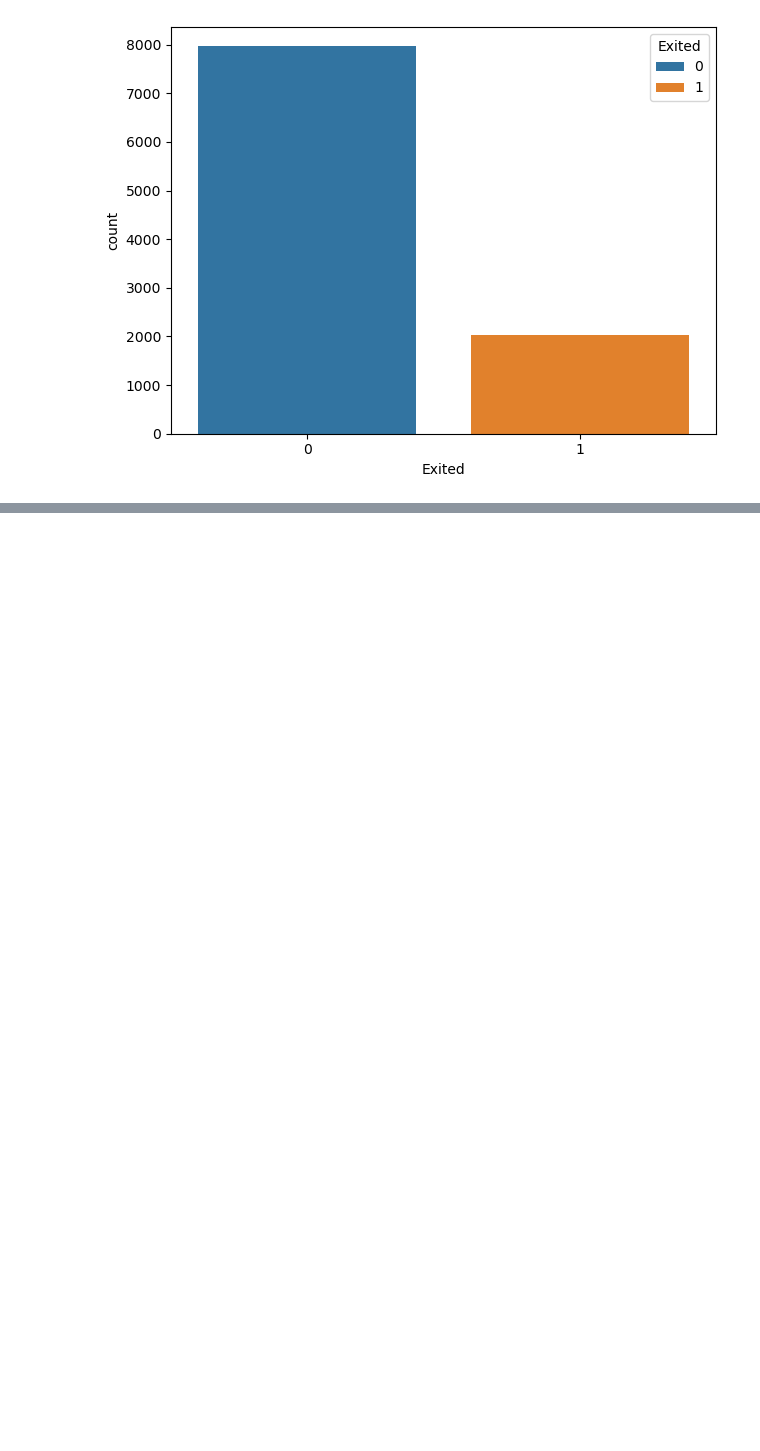
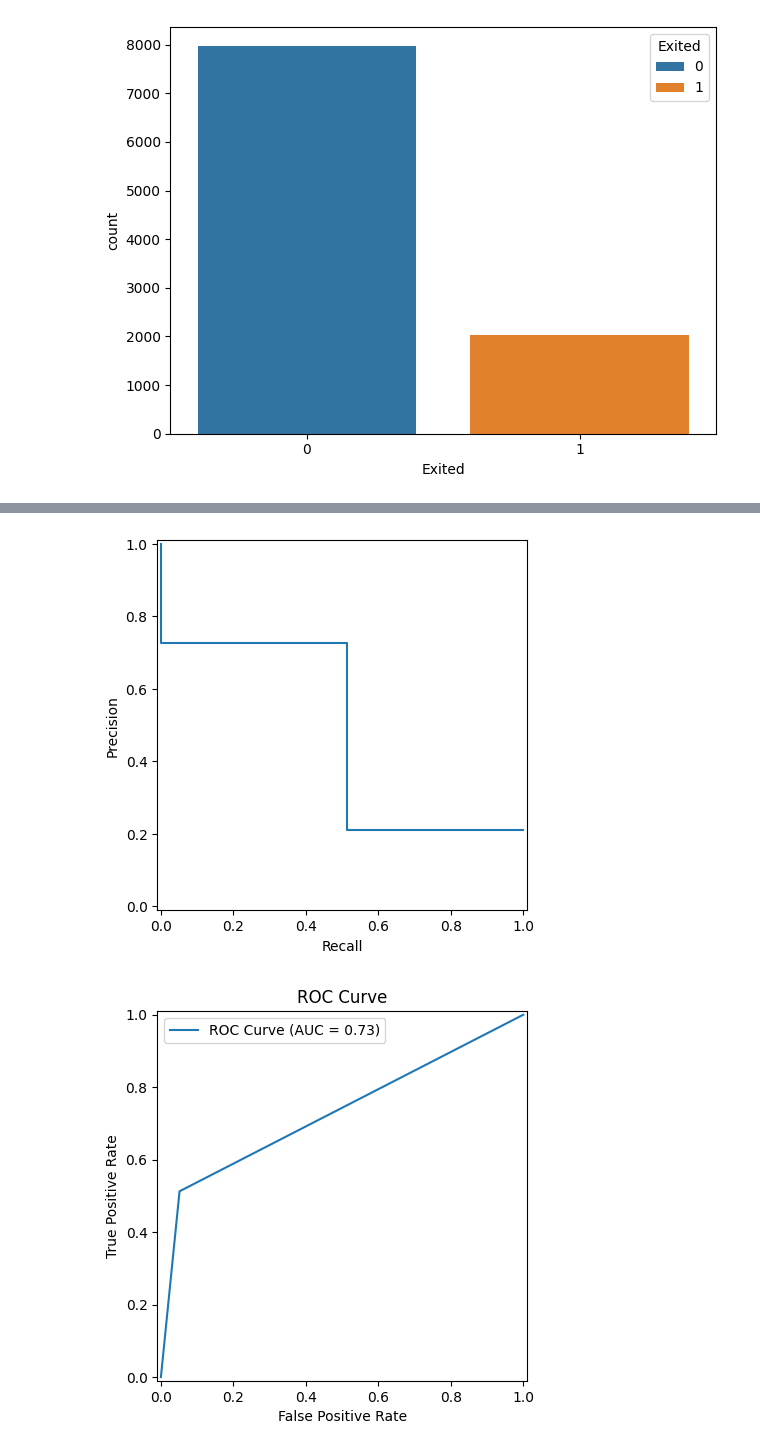
Before and after one commit to adityachache/ML-Notebooks, a Jupyter notebook: Consumer_Churn_Analysis.ipynb, the cells around one changed output, grey strips where cells are left out. Cells and saved outputs as stored; diff of their text form; code cells hidden in the pictures; blank space fills up the shorter version.

```diff
--- a/Consumer_Churn_Analysis.ipynb
+++ b/Consumer_Churn_Analysis.ipynb
@@ -789,0 +685,5 @@ def display_roc_auc(y_test, y_preds):
+# %%
+display_roc_auc(y_test, y_preds)
+# %% [output]
+[figure, added]
+[figure, added]
```
Also changed, not shown: parts of 40 cells of this notebook.
